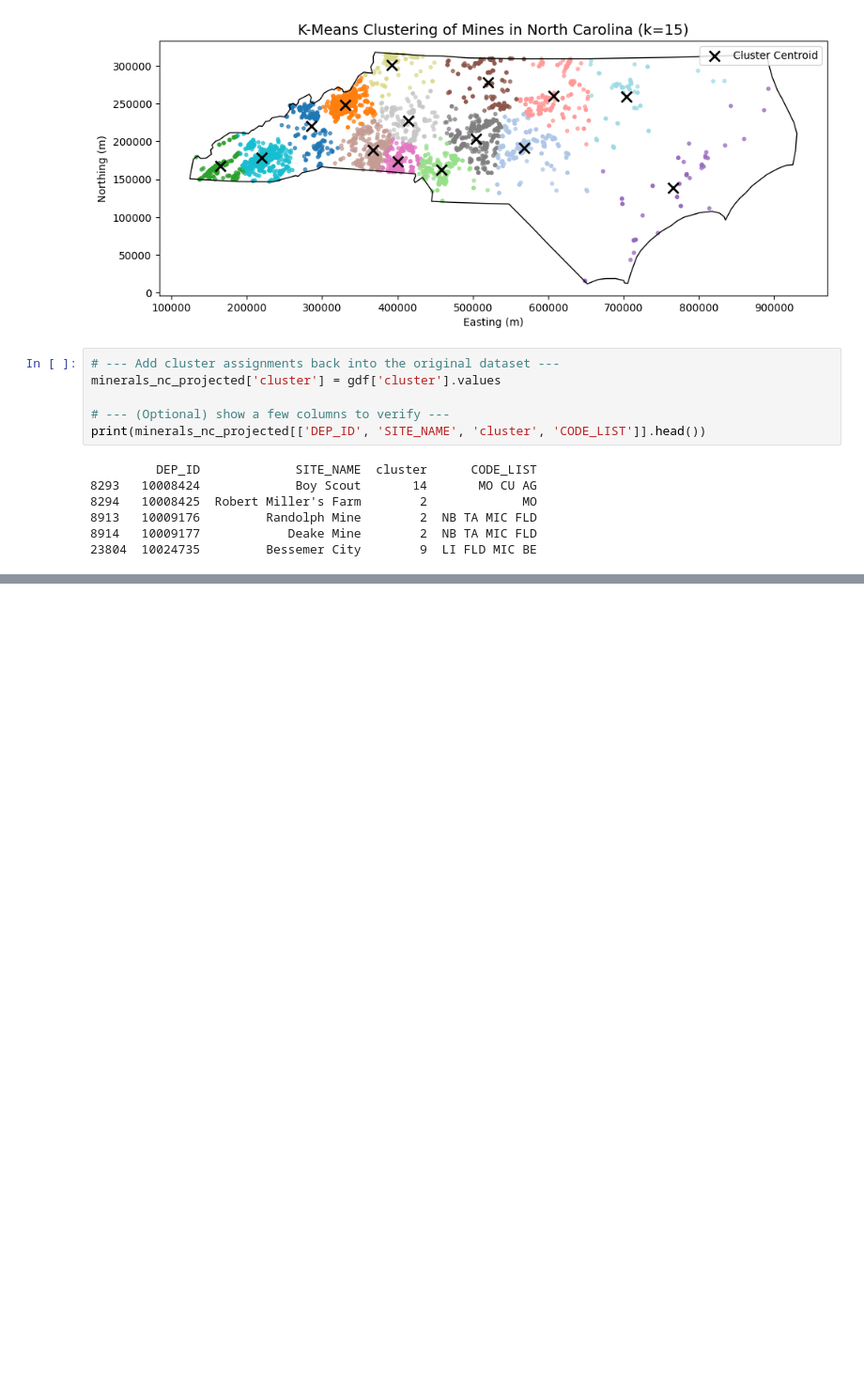
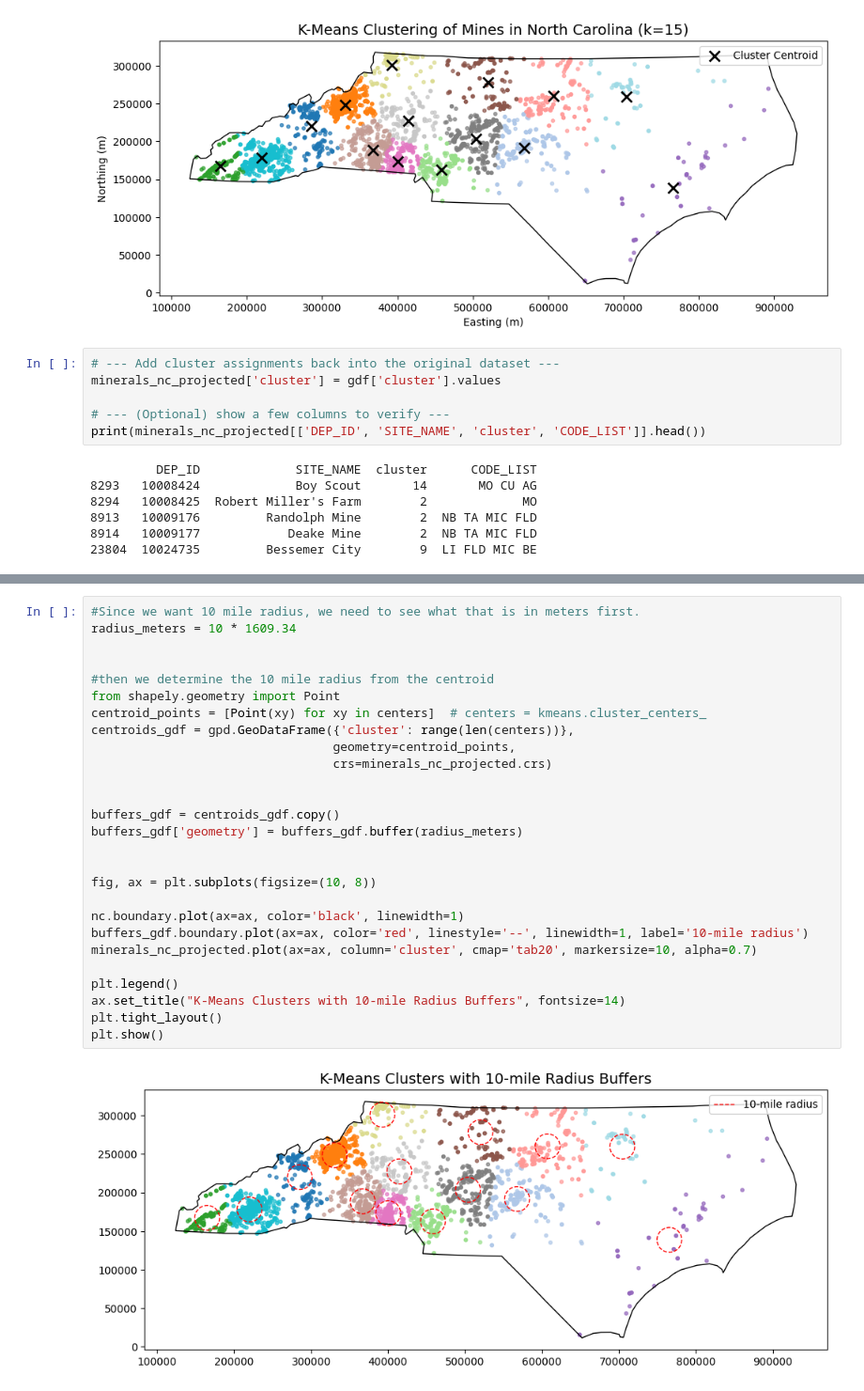
Before and after one commit to bradleybowen/mineral_indicators_lithium, a Jupyter notebook: Distance-Formulas.ipynb, the cells around one changed output, grey strips where cells are left out. Shown at 94% size. Drawn from its saved outputs; the diff is of its cells as text; blank space fills up the shorter version.

Commit message:
worked on radius calculations

```diff
--- a/Distance-Formulas.ipynb
+++ b/Distance-Formulas.ipynb
@@ -409,0 +433,29 @@ CS         0   0   0   0    0   0   0   0   0   1    0   0   0   0   0
+# %%
+#Since we want 10 mile radius, we need to see what that is in meters first.
+radius_meters = 10 * 1609.34
+
+
+#then we determine the 10 mile radius from the centroid
+from shapely.geometry import Point
+centroid_points = [Point(xy) for xy in centers]  # centers = kmeans.cluster_centers_
+centroids_gdf = gpd.GeoDataFrame({'cluster': range(len(centers))},
+                                 geometry=centroid_points,
+                                 crs=minerals_nc_projected.crs)
+
+
+buffers_gdf = centroids_gdf.copy()
+buffers_gdf['geometry'] = buffers_gdf.buffer(radius_meters)
+
+
+fig, ax = plt.subplots(figsize=(10, 8))
+
+nc.boundary.plot(ax=ax, color='black', linewidth=1)
+buffers_gdf.boundary.plot(ax=ax, color='red', linestyle='--', linewidth=1, label='10-mile radius')
+minerals_nc_projected.plot(ax=ax, column='cluster', cmap='tab20', markersize=10, alpha=0.7)
+
+plt.legend()
+ax.set_title("K-Means Clusters with 10-mile Radius Buffers", fontsize=14)
+plt.tight_layout()
+plt.show()
+# %% [output]
+[figure, added]
```
Also changed, not shown: parts of 9 cells of this notebook.
